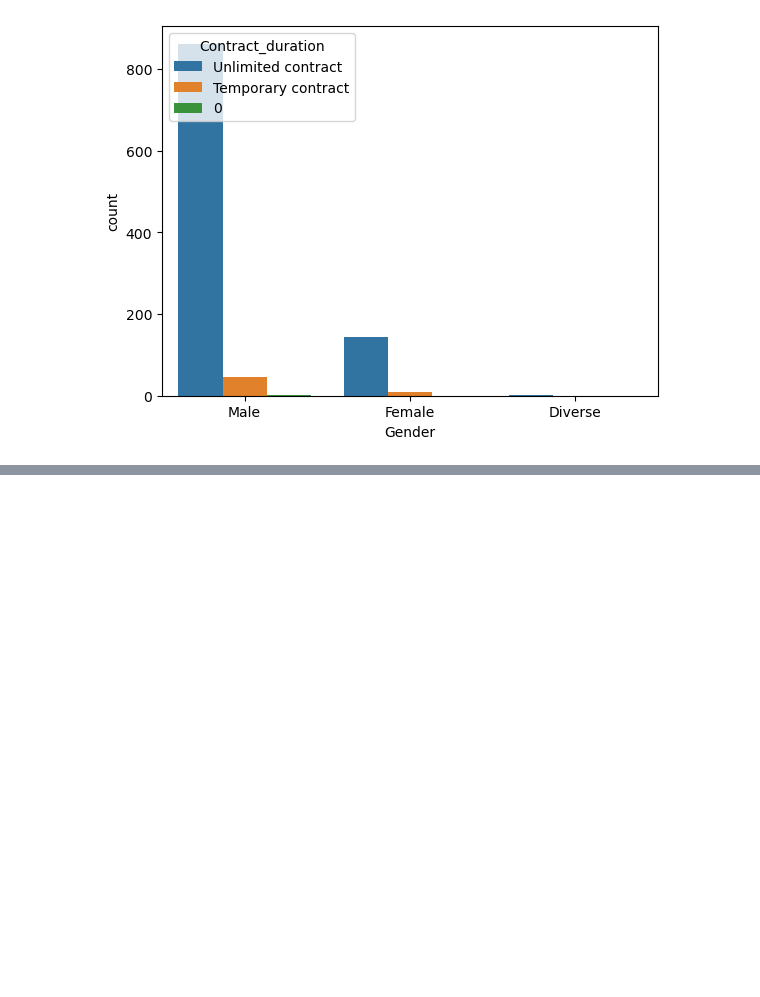
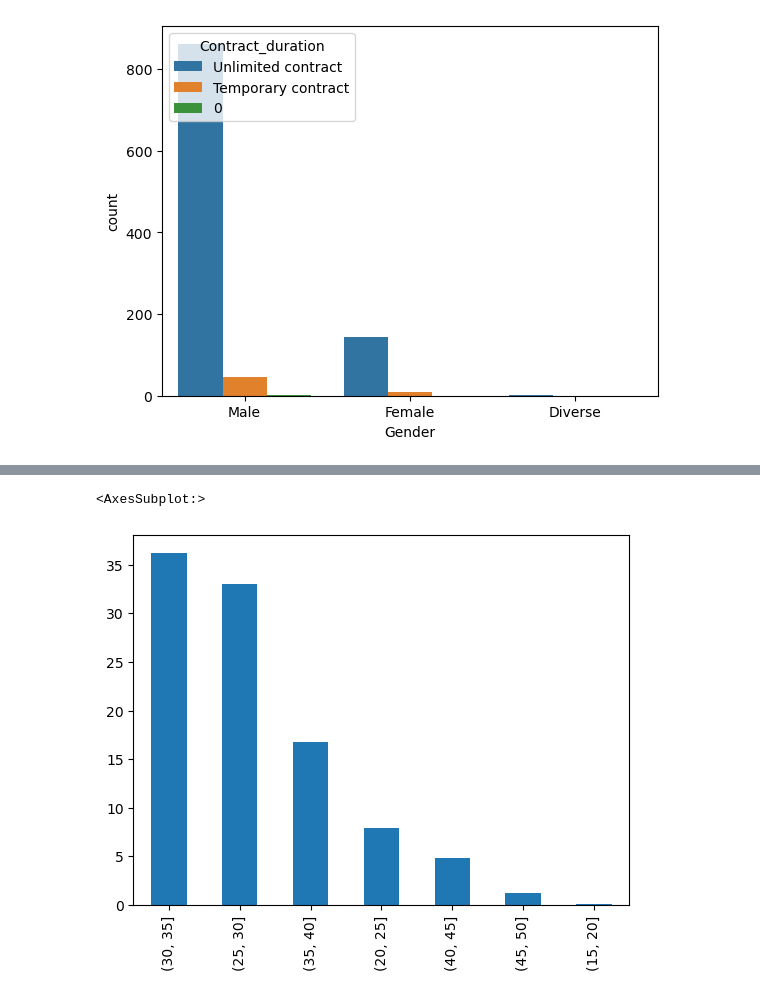
Before and after one commit to CKawara/Exploratory-Data-Analysis, a Jupyter notebook: EDA.ipynb, the cells around one changed output, grey strips where cells are left out. Drawn from its saved outputs; the diff is of its cells as text; code cells hidden in the pictures; blank space fills up the shorter version.

```diff
--- a/EDA.ipynb
+++ b/EDA.ipynb
@@ -180,0 +186,6 @@ sns.countplot(x='Gender', hue='Сontract_duration', data=data)
+# %%
+bins = [15,20,25,30,35,40,45,50]
+pd.cut(data['Age'], bins=bins).value_counts(normalize=True).mul(100).round(1).plot(kind='bar')
+# %% [output]
+<AxesSubplot:>
+[figure, added]
```
Also changed, not shown: parts of 3 cells of this notebook.
